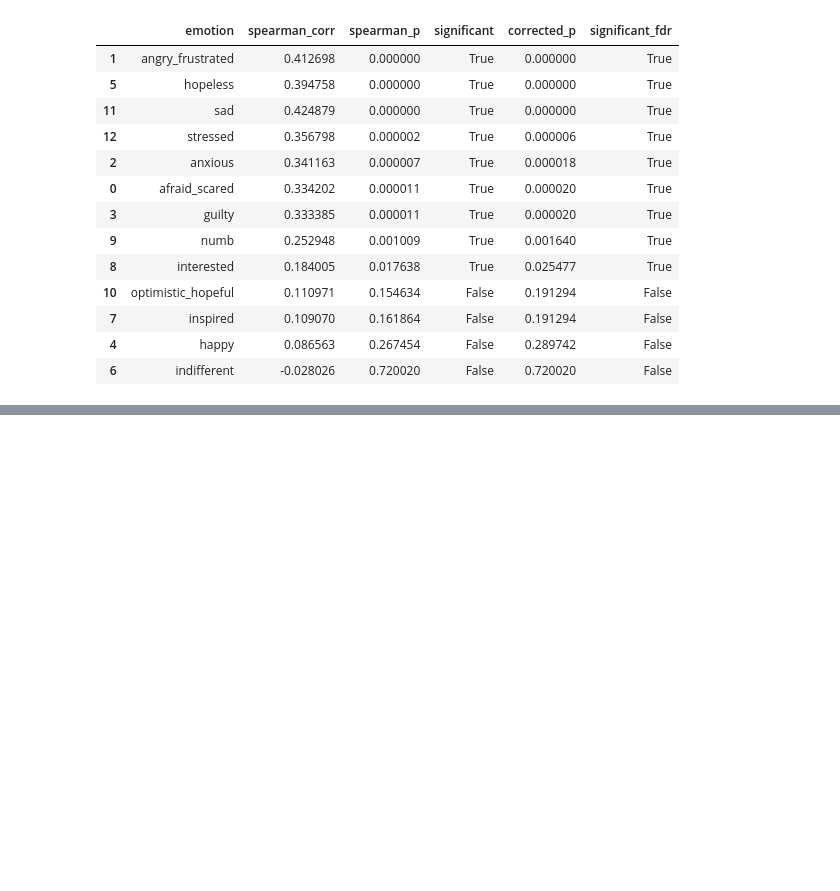
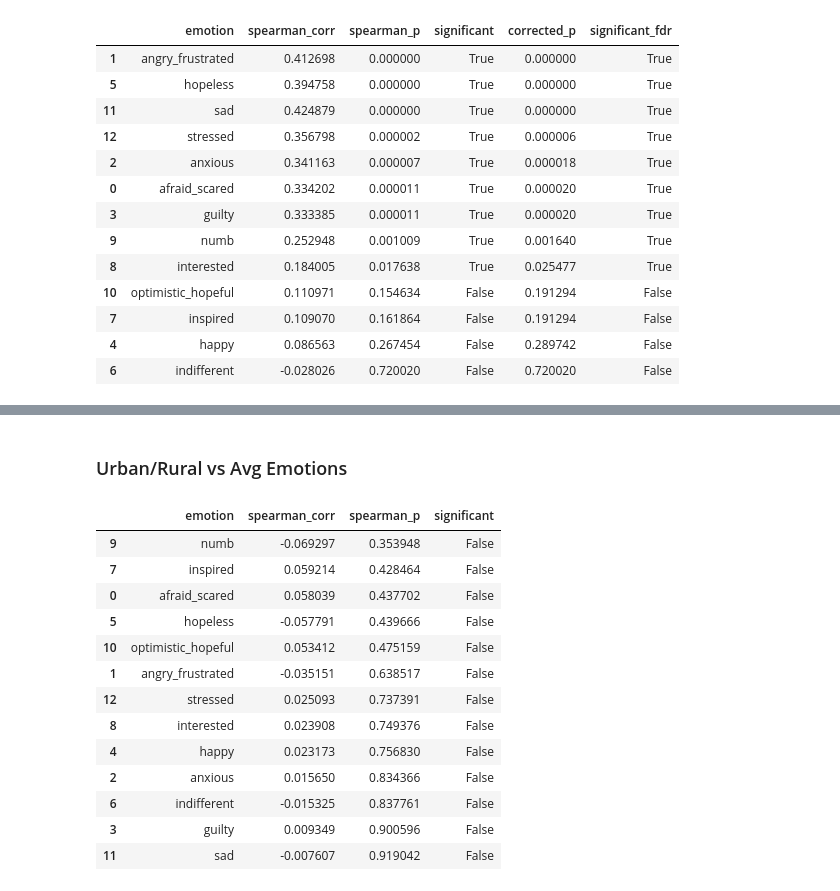
Before and after one commit to Hailcyon/AISL-data-analysis, a Jupyter notebook: average_emot_tests.ipynb, the cells around one changed output, grey strips where cells are left out. Cells and saved outputs as stored; diff of their text form; code cells hidden in the pictures; blank space fills up the shorter version.

```diff
--- a/average_emot_tests.ipynb
+++ b/average_emot_tests.ipynb
@@ -104,18 +135,11 @@ Levene's Test Results:
 # %%
 # Run both Pearson and Spearman correlations to compare age and average emotions
-
-#merge age into same dataframe
-emotions_with_age = emotions_mean_by_ida.merge(
-    full_analysis_df[['ida', 'age']],
-    on='ida',
-    how='left'
-)
 
 #loop through all emotions and run correlation
 results = []
 for emotion in emotion_cols:
-    pearson = stats.pearsonr(emotions_with_age['age'], emotions_with_age[emotion])
-    spearman = stats.spearmanr(emotions_with_age['age'], emotions_with_age[emotion])
+    pearson = stats.pearsonr(emotions_mean_by_ida['age'], emotions_mean_by_ida[emotion])
+    spearman = stats.spearmanr(emotions_mean_by_ida['age'], emotions_mean_by_ida[emotion])
 
     results.append({
         'emotion': emotion,
@@ -333,3 +349,42 @@ Passing `palette` without assigning `hue` is deprecated and will be removed in v
 
   sns.violinplot(x='SASSY', y='sad', data=emotions_mean_by_ida,
 [figure]
+# %% [markdown]
+### Urban/Rural vs Avg Emotions
+# %%
+# Run spearman test on sassy vs average emots
+spearman_results = []
+for emotion in emotion_cols:
+
+    # Drop any rows with missing values
+    data_subset = emotions_mean_by_ida[[emotion, 'rural/urban']].dropna()
+
+    # Perform Spearman rank correlation test
+    spearman_corr, spearman_p = stats.spearmanr(data_subset['rural/urban'], data_subset[emotion])
+
+    spearman_results.append({
+        'emotion': emotion,
+        'spearman_corr': spearman_corr,
+        'spearman_p': round(spearman_p, 6),  # Round to 6 decimal places
+        'significant': spearman_p < 0.05
+    })
+
+# Create DataFrame and sort by p-value (ascending)
+spearman_results_df_urb_rur = pd.DataFrame(spearman_results)
+spearman_results_df_urb_rur = spearman_results_df_urb_rur.sort_values(by='spearman_p')
+display(spearman_results_df_urb_rur)
+# %% [output]
+|  | emotion | spearman_corr | spearman_p | significant |
+| 9 | numb | -0.069297 | 0.353948 | False |
+| 7 | inspired | 0.059214 | 0.428464 | False |
+| 0 | afraid_scared | 0.058039 | 0.437702 | False |
+| 5 | hopeless | -0.057791 | 0.439666 | False |
+| 10 | optimistic_hopeful | 0.053412 | 0.475159 | False |
+| 1 | angry_frustrated | -0.035151 | 0.638517 | False |
+| 12 | stressed | 0.025093 | 0.737391 | False |
+| 8 | interested | 0.023908 | 0.749376 | False |
+| 4 | happy | 0.023173 | 0.756830 | False |
+| 2 | anxious | 0.015650 | 0.834366 | False |
+| 6 | indifferent | -0.015325 | 0.837761 | False |
+| 3 | guilty | 0.009349 | 0.900596 | False |
+| 11 | sad | -0.007607 | 0.919042 | False |
```
Also changed, not shown: parts of 10 cells of this notebook, 2 other files.
